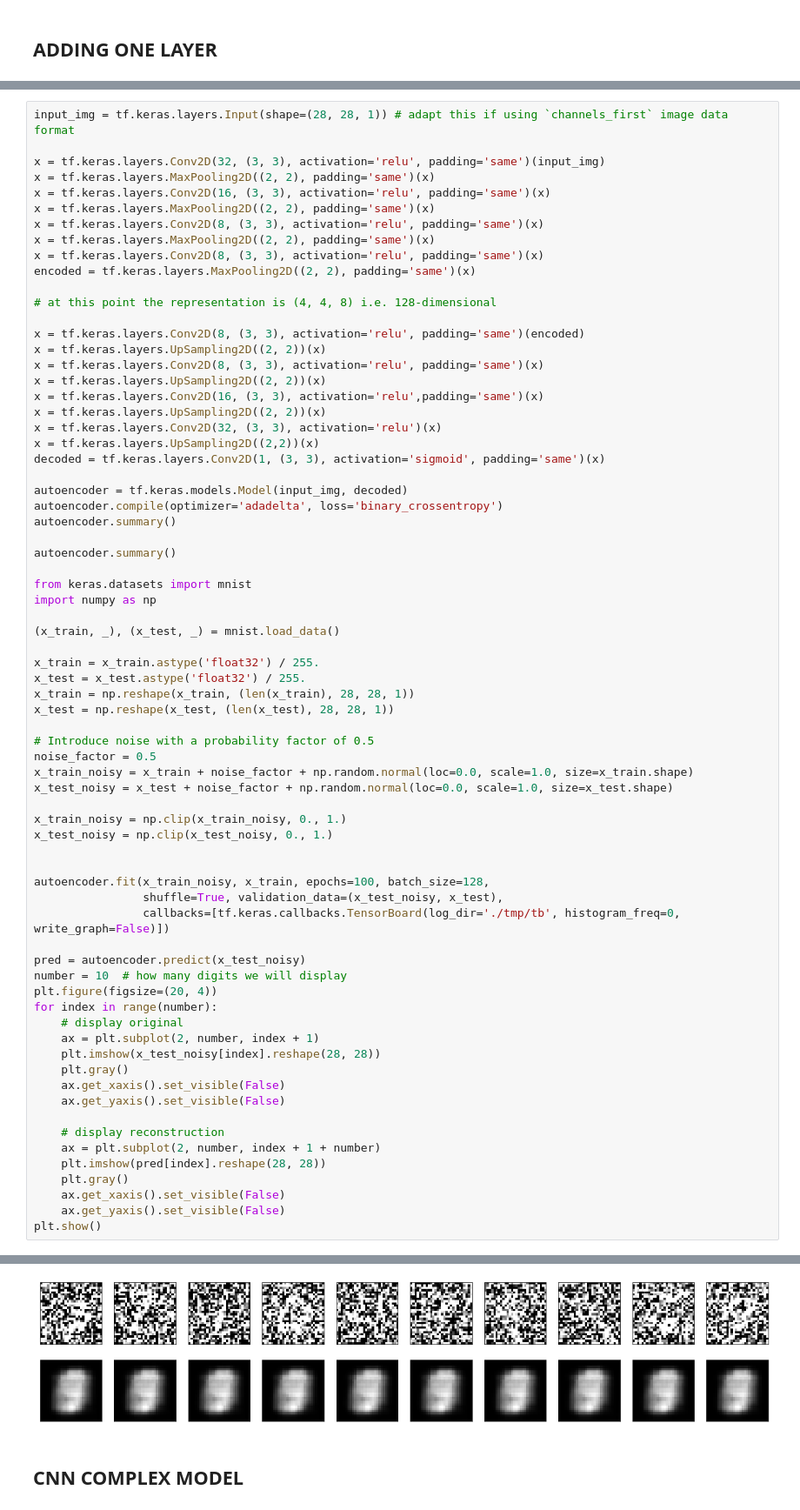
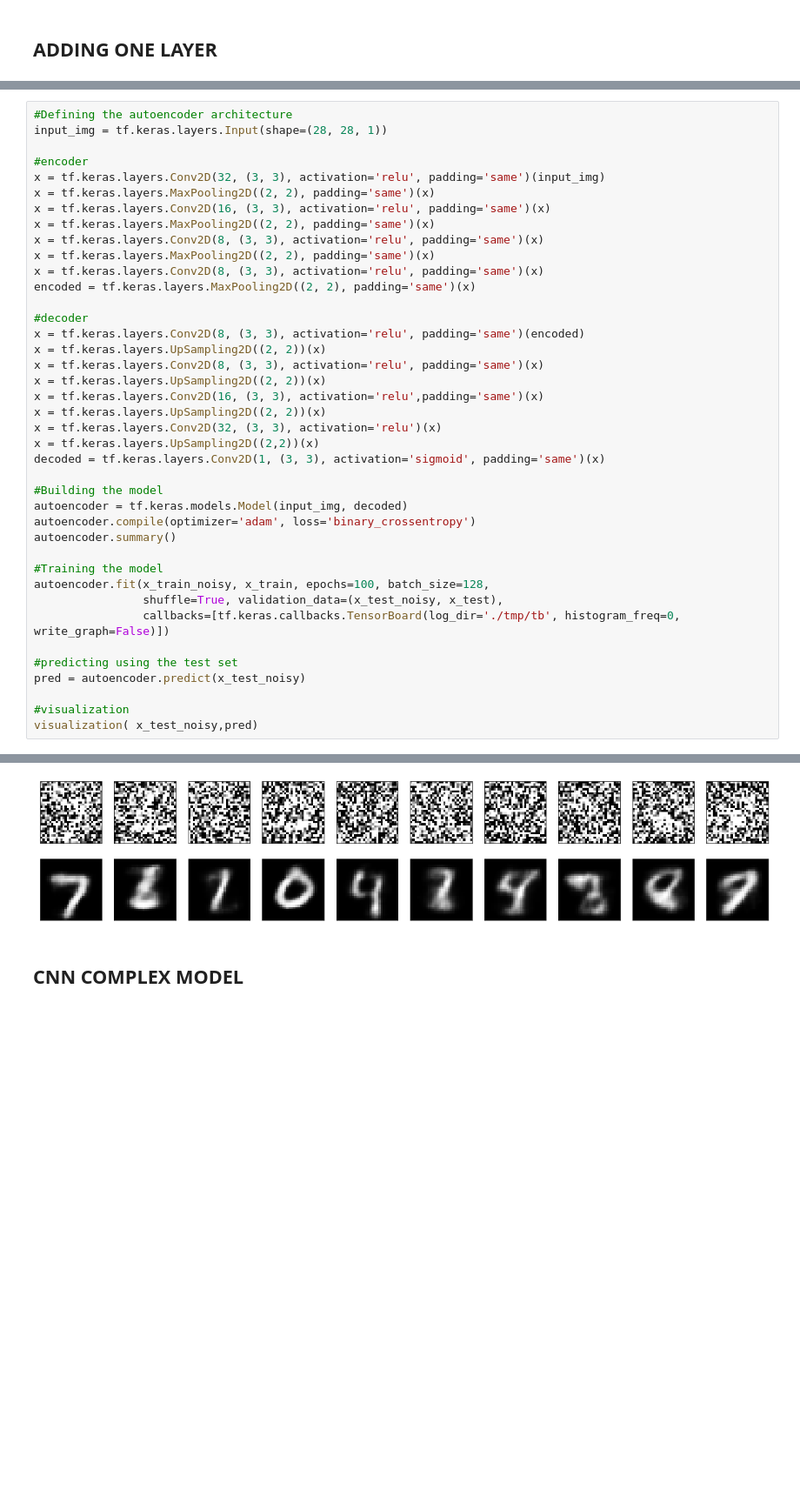
Before and after one commit to Anish-AV/Autoencoder, a Jupyter notebook: Denoising_autoencoder.ipynb, the cells around one changed output, grey strips where cells are left out. Shown at 87% size. Cells and saved outputs as stored; diff of their text form; blank space fills up the shorter version.

```diff
--- a/Denoising_autoencoder.ipynb
+++ b/Denoising_autoencoder.ipynb
@@ -334,6 +303,8 @@ Epoch 100/100
 # %%
-input_img = tf.keras.layers.Input(shape=(28, 28, 1)) # adapt this if using `channels_first` image data format
+#Defining the autoencoder architecture
+input_img = tf.keras.layers.Input(shape=(28, 28, 1))
 
+#encoder
 x = tf.keras.layers.Conv2D(32, (3, 3), activation='relu', padding='same')(input_img)
 x = tf.keras.layers.MaxPooling2D((2, 2), padding='same')(x)
 x = tf.keras.layers.Conv2D(16, (3, 3), activation='relu', padding='same')(x)
@@ -343,8 +314,7 @@ x = tf.keras.layers.MaxPooling2D((2, 2), padding='same')(x)
 x = tf.keras.layers.Conv2D(8, (3, 3), activation='relu', padding='same')(x)
 encoded = tf.keras.layers.MaxPooling2D((2, 2), padding='same')(x)
 
-# at this point the representation is (4, 4, 8) i.e. 128-dimensional
-
+#decoder
 x = tf.keras.layers.Conv2D(8, (3, 3), activation='relu', padding='same')(encoded)
 x = tf.keras.layers.UpSampling2D((2, 2))(x)
 x = tf.keras.layers.Conv2D(8, (3, 3), activation='relu', padding='same')(x)
@@ -355,51 +325,19 @@ x = tf.keras.layers.Conv2D(32, (3, 3), activation='relu')(x)
 x = tf.keras.layers.UpSampling2D((2,2))(x)
 decoded = tf.keras.layers.Conv2D(1, (3, 3), activation='sigmoid', padding='same')(x)
 
+#Building the model
 autoencoder = tf.keras.models.Model(input_img, decoded)
-autoencoder.compile(optimizer='adadelta', loss='binary_crossentropy')
+autoencoder.compile(optimizer='adam', loss='binary_crossentropy')
 autoencoder.summary()
 
-autoencoder.summary()
-
-from keras.datasets import mnist
-import numpy as np
-
-(x_train, _), (x_test, _) = mnist.load_data()
-
-x_train = x_train.astype('float32') / 255.
-x_test = x_test.astype('float32') / 255.
-x_train = np.reshape(x_train, (len(x_train), 28, 28, 1))
-x_test = np.reshape(x_test, (len(x_test), 28, 28, 1))
-
-# Introduce noise with a probability factor of 0.5
-noise_factor = 0.5
-x_train_noisy = x_train + noise_factor + np.random.normal(loc=0.0, scale=1.0, size=x_train.shape)
-x_test_noisy = x_test + noise_factor + np.random.normal(loc=0.0, scale=1.0, size=x_test.shape)
-
-x_train_noisy = np.clip(x_train_noisy, 0., 1.)
-x_test_noisy = np.clip(x_test_noisy, 0., 1.)
-
-
+#Training the model
 autoencoder.fit(x_train_noisy, x_train, epochs=100, batch_size=128,
                 shuffle=True, validation_data=(x_test_noisy, x_test),
                 callbacks=[tf.keras.callbacks.TensorBoard(log_dir='./tmp/tb', histogram_freq=0, write_graph=False)])
 
+#predicting using the test set
 pred = autoencoder.predict(x_test_noisy)
-number = 10  # how many digits we will display
-plt.figure(figsize=(20, 4))
-for index in range(number):
-    # display original
-    ax = plt.subplot(2, number, index + 1)
-    plt.imshow(x_test_noisy[index].reshape(28, 28))
-    plt.gray()
-    ax.get_xaxis().set_visible(False)
-    ax.get_yaxis().set_visible(False)
 
-    # display reconstruction
-    ax = plt.subplot(2, number, index + 1 + number)
-    plt.imshow(pred[index].reshape(28, 28))
-    plt.gray()
-    ax.get_xaxis().set_visible(False)
-    ax.get_yaxis().set_visible(False)
-plt.show()
+#visualization
+visualization( x_test_noisy,pred)
 # %% [output]
@@ -423,4 +361,4 @@ Epoch 100/100
-[figure, old version]
+[figure, new version]
 # %% [markdown]
 ## **CNN COMPLEX MODEL**
 # %%
```
Also changed, not shown: parts of 14 cells of this notebook.
